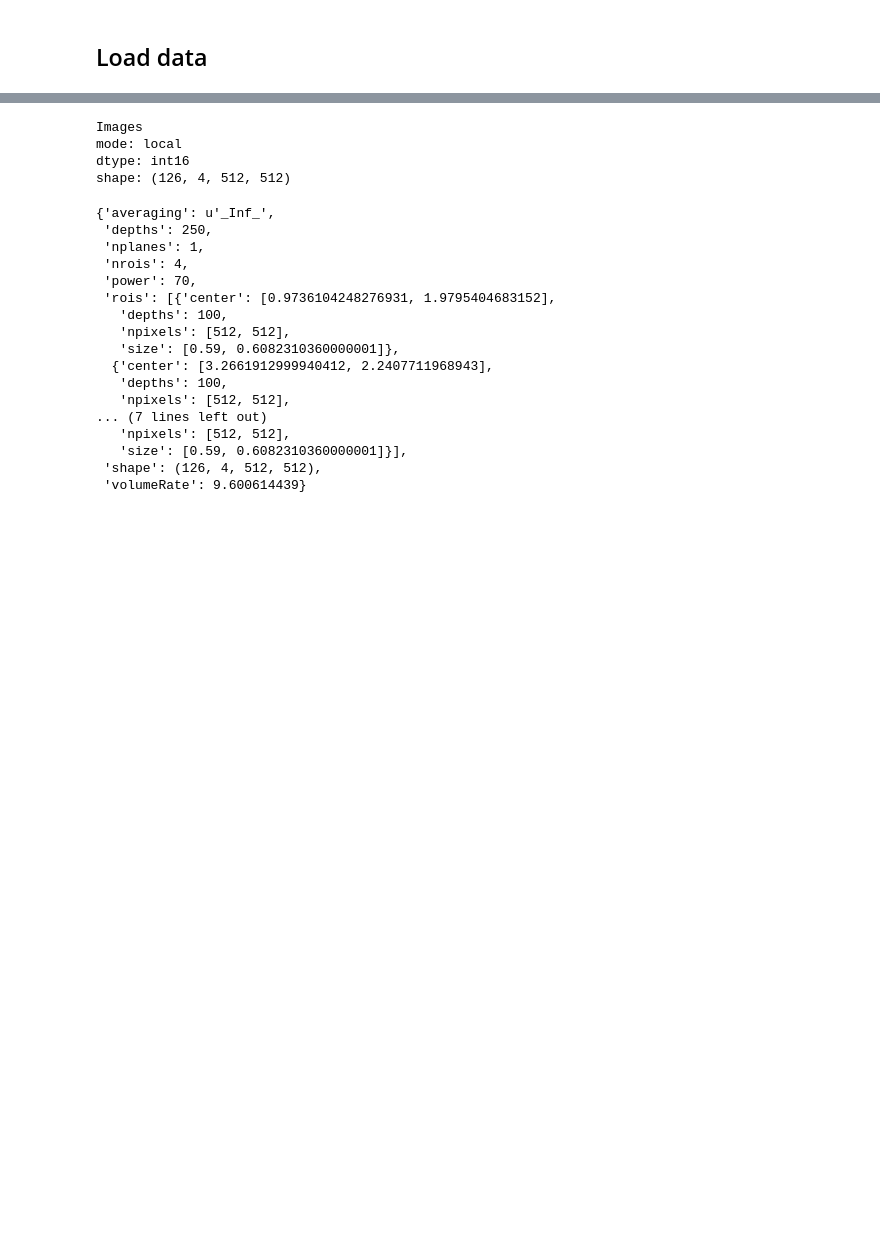
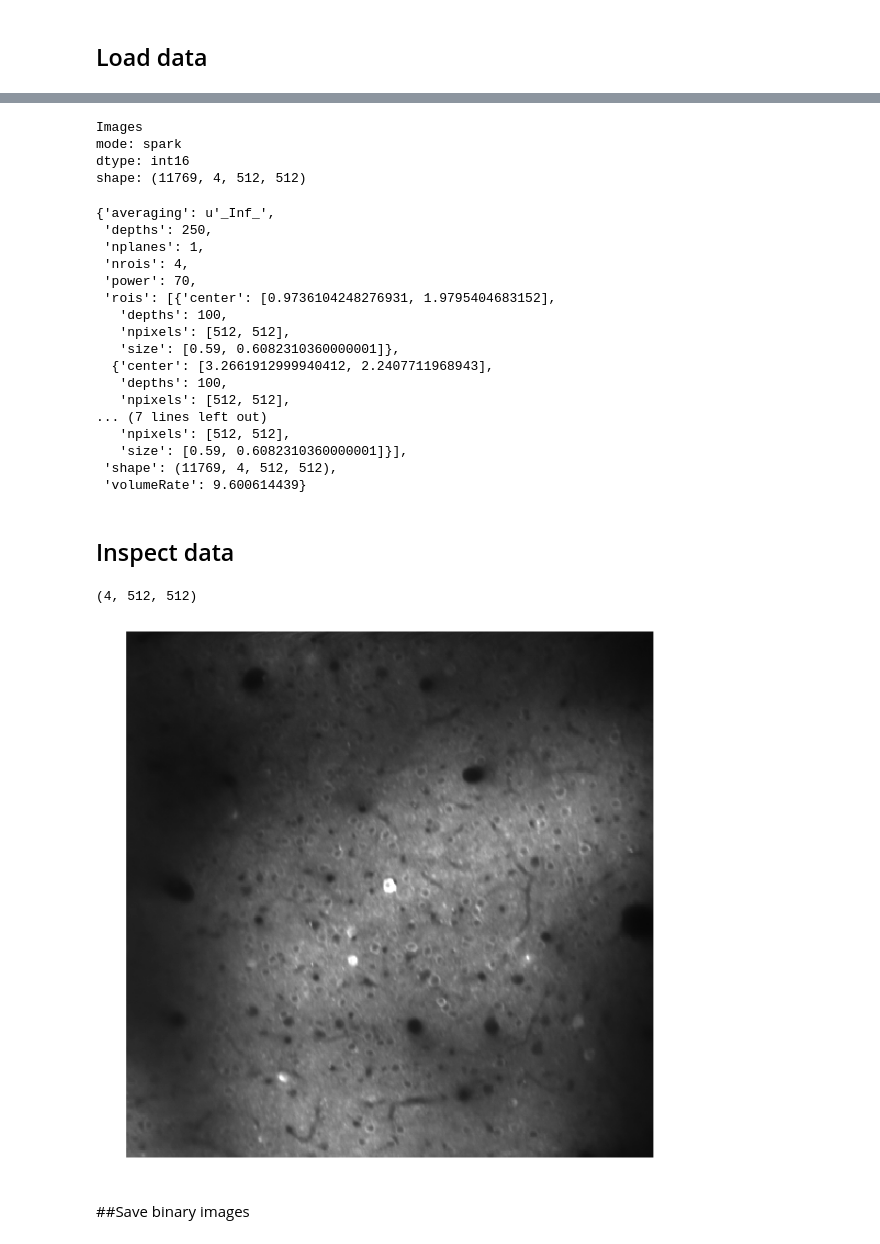
Before and after one commit to sofroniewn/2P-RAM-pipeline, a Jupyter notebook: notebooks/preprocess-images.ipynb, the cells around one changed output, grey strips where cells are left out. Cells and saved outputs as stored; diff of their text form; code cells hidden in the pictures; blank space fills up the shorter version.

Commit message:
reogranize preprocess images

```diff
--- a/notebooks/preprocess-images.ipynb
+++ b/notebooks/preprocess-images.ipynb
@@ -171,13 +171,13 @@ print exists(path)
 True
 # %%
-meta, data = load(path + '/trial_00001*', engine = None)
+meta, data = load(path + '/trial_*', engine = sc)
 # %%
 data
 # %% [output]
 Images
-mode: local
+mode: spark
 dtype: int16
-shape: (126, 4, 512, 512)
+shape: (11769, 4, 512, 512)
 # %%
 meta
 # %% [output]
@@ -196,5 +196,7 @@ meta
 ... (7 lines left out)
    'npixels': [512, 512],
    'size': [0.59, 0.6082310360000001]}],
- 'shape': (126, 4, 512, 512),
+ 'shape': (11769, 4, 512, 512),
  'volumeRate': 9.600614439}
+# %% [markdown]
+## Inspect data
@@ -200,0 +205,13 @@ meta
+# %%
+mean.shape
+# %% [output]
+(4, 512, 512)
+# %%
+img = mean[3,:,:]
+fig = plt.figure(figsize=[10,10])
+ax = plt.axes()
+im = image(img, clim=(0, 3.5*img.mean()), ax=ax)
+# %% [output]
+[figure, added]
+# %% [markdown]
+##Save binary images
```
Also changed, not shown: parts of 27 cells of this notebook.
